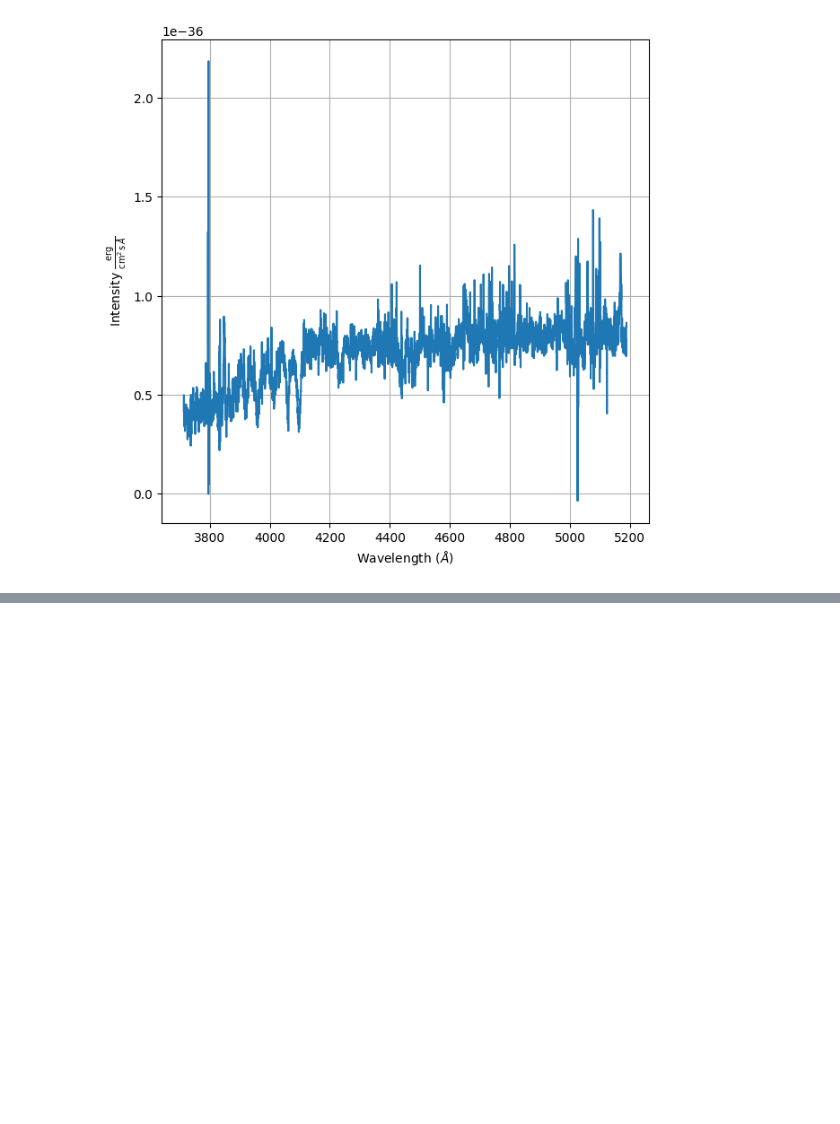
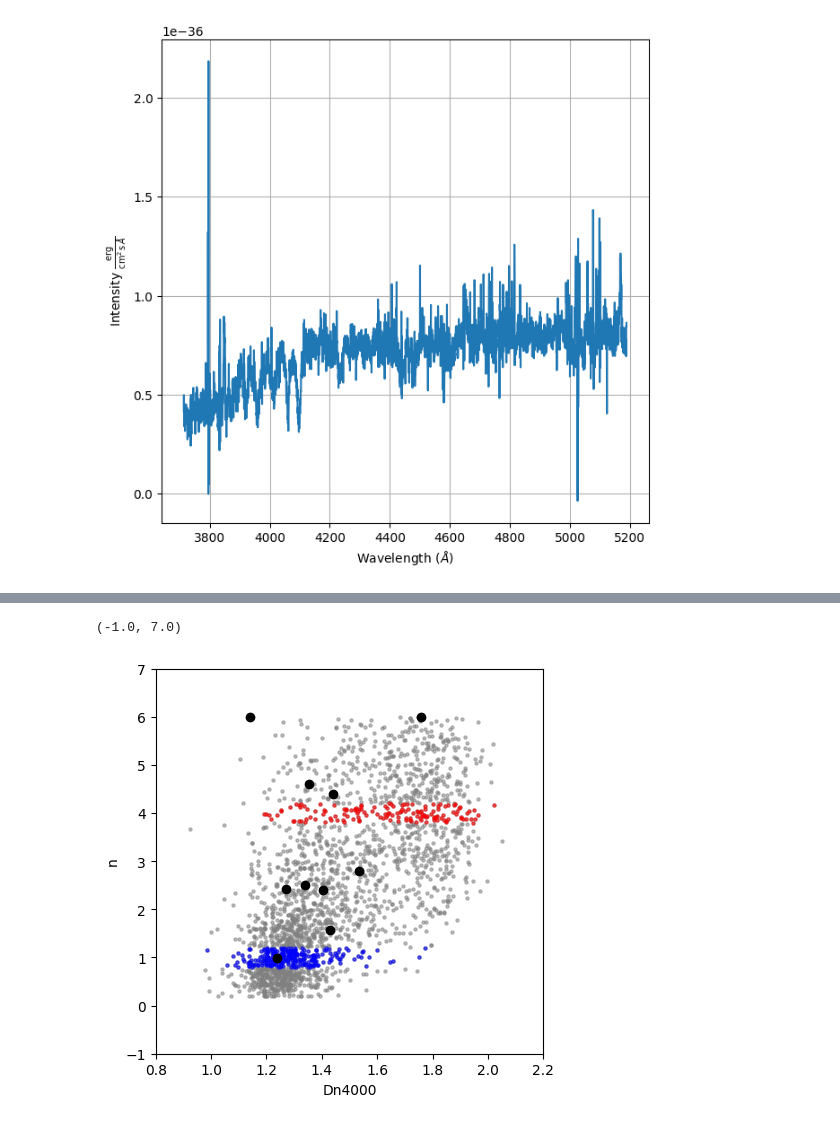
Before and after one commit to FeD7791/astrofisica_general_tp2, a Jupyter notebook: tp_2/analisis_espectros.ipynb, the cells around one changed output, grey strips where cells are left out. Cells and saved outputs as stored; diff of their text form; code cells hidden in the pictures; blank space fills up the shorter version.

```diff
--- a/tp_2/analisis_espectros.ipynb
+++ b/tp_2/analisis_espectros.ipynb
@@ -36,0 +58,14 @@ spec2.plot
+# %%
+df2 = df[df.n<6]
+fig,ax = plt.subplots(1,1, figsize=(5,5))
+ax.scatter(df2.D4000, df2.n, alpha=0.5, s=5, c="gray")
+ax.scatter(df2[(df2.n<1.2)&(df2.n>0.8)].D4000, df2[(df2.n<1.2)&(df2.n>0.8)].n, c="blue", s=5, alpha=0.5)
+ax.scatter(df2[(df2.n<4.2)&(df2.n>3.8)].D4000, df2[(df2.n<4.2)&(df2.n>3.8)].n, c="red", s=5, alpha=0.5)
+ax.scatter(dfagn.D4000, dfagn.n, c='k')
+ax.set_xlabel("Dn4000")
+ax.set_ylabel("n")
+plt.xlim(0.8,2.2)
+plt.ylim(-1, 7)
+# %% [output]
+(-1.0, 7.0)
+[figure, added]
```
Also changed, not shown: parts of 20 cells of this notebook, 3 other files.
